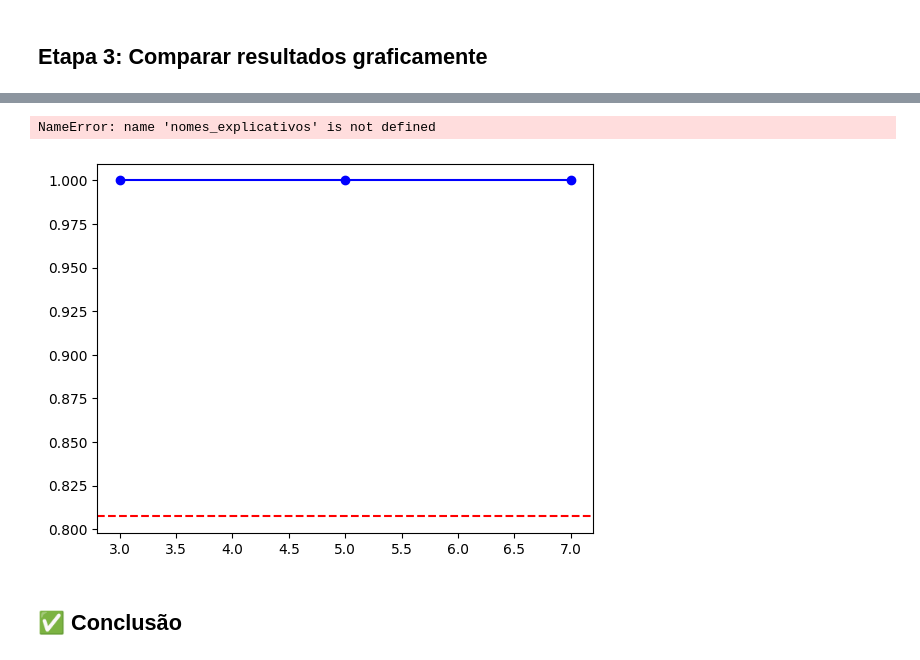
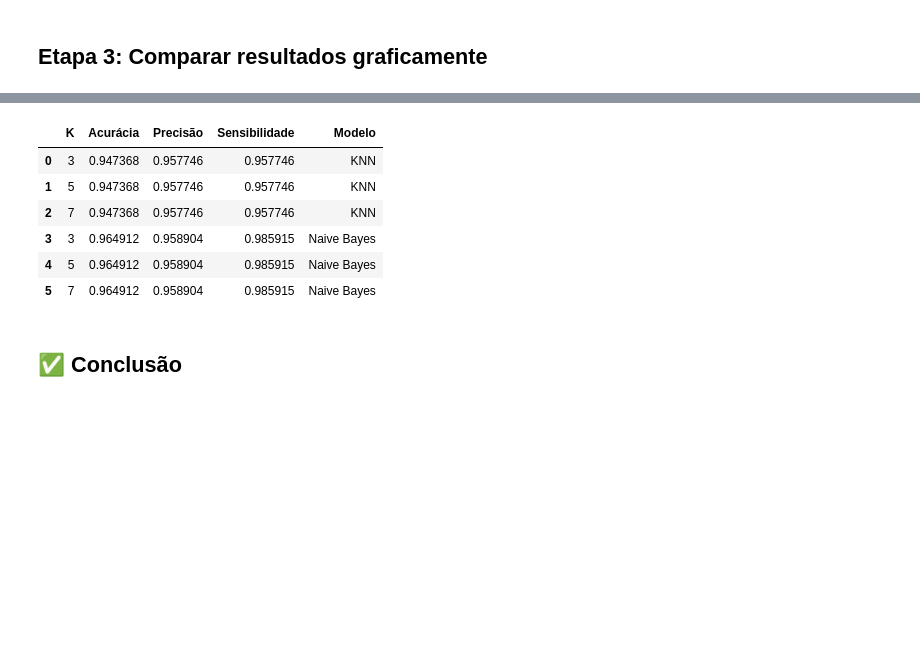
Before and after one commit to TiagoBMello/classificacao-supervisionada, a Jupyter notebook: atividade.ipynb, the cells around one changed output, grey strips where cells are left out. Saved outputs shown, nothing was run; the diff lists cells and outputs as text; code cells hidden in the pictures; blank space fills up the shorter version.

```diff
--- a/atividade.ipynb
+++ b/atividade.ipynb
@@ -144,36 +96,29 @@ nomes_explicativos = {
-# %%
-import matplotlib.pyplot as plt
-
-# Lista das métricas e valores de K usados no KNN
-metricas = ["Acurácia", "Precisão", "Sensibilidade"]
-k_values = [3, 5, 7]
-
-# Traduções das métricas para deixar os gráficos mais fáceis de entender
-nomes_explicativos = {
-    "Acurácia": "Total de acertos (%)",
-    "Precisão": "Acertos entre os casos previstos como positivos (%)",
-    "Sensibilidade": "Casos positivos reais identificados (%)"
-}
-
-# Loop para criar um gráfico para cada métrica
-for metrica in metricas:
-    valores_knn = [resultados_knn_banco[k][metrica] for k in k_values]
-    valor_nb = resultados_nb_banco[metrica]
-
-    plt.figure()
-    plt.plot(k_values, valores_knn, marker='o', label='KNN', color='blue')
-    plt.axhline(y=valor_nb, color='red', linestyle='--', label='Naive Bayes')
-
-    plt.title(f"Comparação: {nomes_explicativos[metrica]}")
-    plt.xlabel("Valor de K (KNN)")
-    plt.ylabel(nomes_explicativos[metrica])
-    plt.ylim(0.5, 1.05)
-    plt.xticks(k_values)
-    plt.grid(True)
-    plt.legend()
-    plt.show()
-# %% [output]
-NameError: name 'nomes_explicativos' is not defined
-[figure, removed]
+# %%
+import pandas as pd
+
+# Cria DataFrame com os resultados do KNN
+tabela_knn = pd.DataFrame(resultados_knn).T
+tabela_knn.index.name = 'K'
+tabela_knn['Modelo'] = 'KNN'
+
+# Cria DataFrame com os resultados do Naive Bayes (repete para alinhar com os K)
+tabela_nb = pd.DataFrame([resultados_nb for _ in k_values], index=k_values)
+tabela_nb.index.name = 'K'
+tabela_nb['Modelo'] = 'Naive Bayes'
+
+# Junta tudo
+tabela_comparativa = pd.concat([tabela_knn, tabela_nb])
+tabela_comparativa = tabela_comparativa.reset_index()
+
+# Mostra a tabela
+tabela_comparativa
+# %% [output]
+|  | K | Acurácia | Precisão | Sensibilidade | Modelo |
+| 0 | 3 | 0.947368 | 0.957746 | 0.957746 | KNN |
+| 1 | 5 | 0.947368 | 0.957746 | 0.957746 | KNN |
+| 2 | 7 | 0.947368 | 0.957746 | 0.957746 | KNN |
+| 3 | 3 | 0.964912 | 0.958904 | 0.985915 | Naive Bayes |
+| 4 | 5 | 0.964912 | 0.958904 | 0.985915 | Naive Bayes |
+| 5 | 7 | 0.964912 | 0.958904 | 0.985915 | Naive Bayes |
 # %% [markdown]
 ## ✅ Conclusão
```
Also changed, not shown: parts of 7 cells of this notebook.
